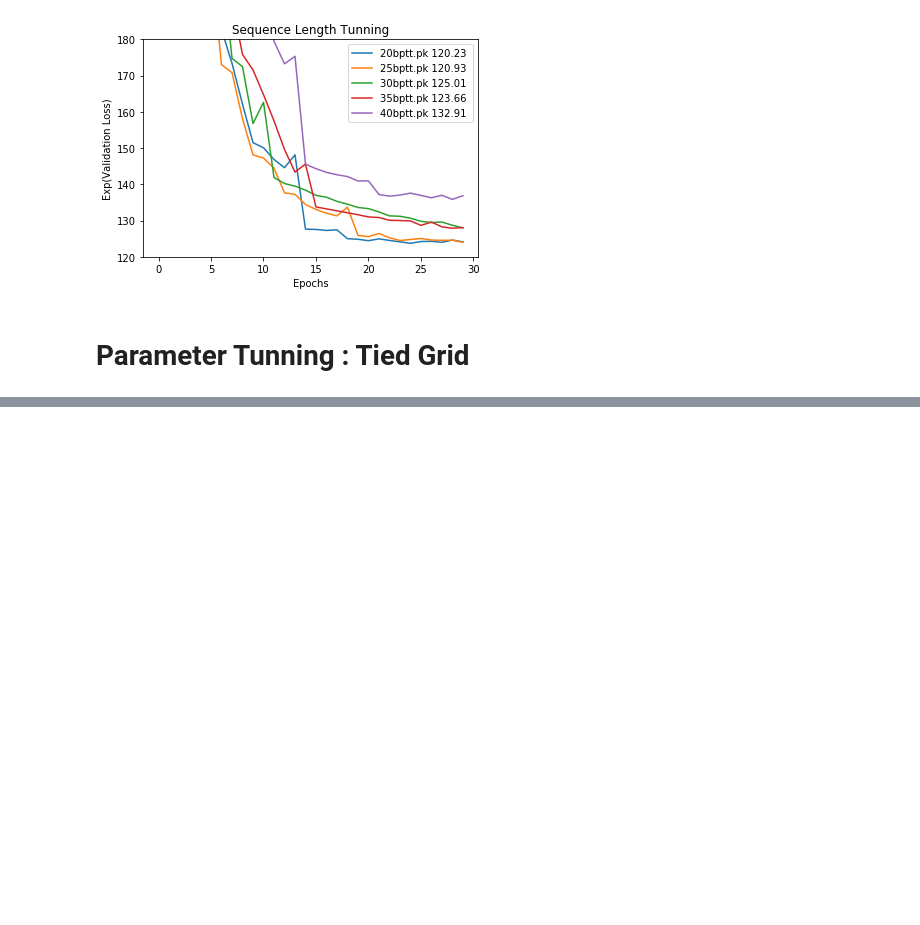
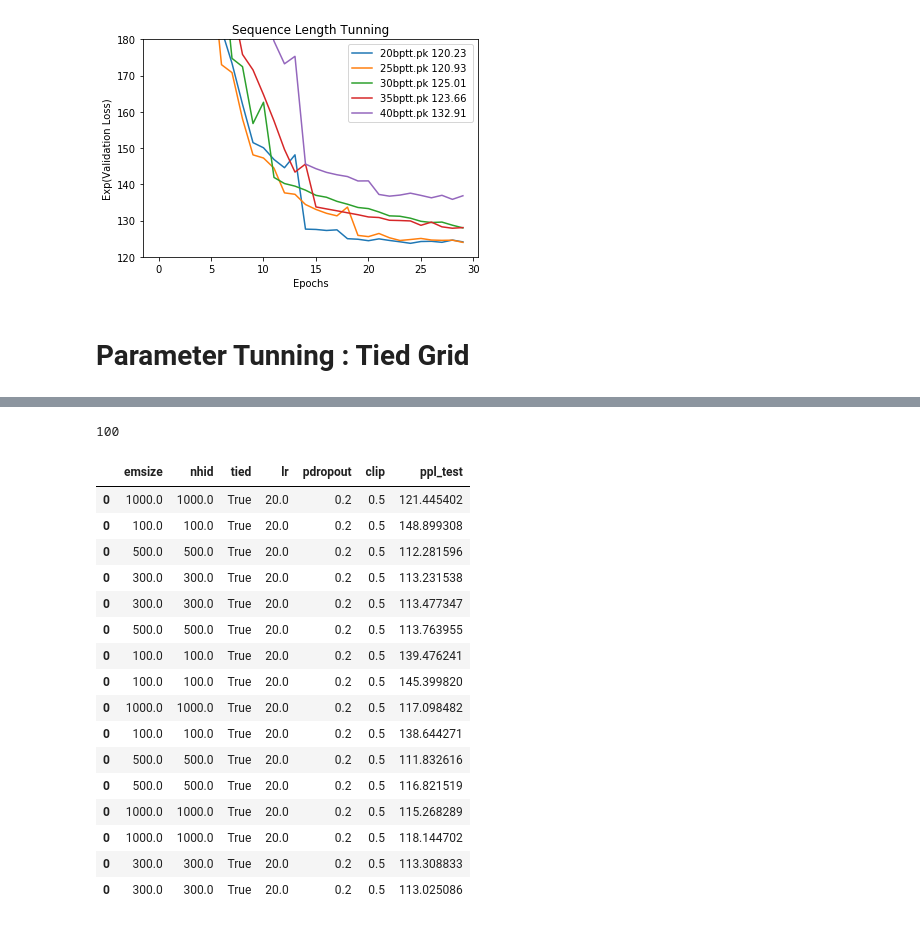
Before and after one commit to ZhuoruLin/DSGA1008_A2, a Jupyter notebook: codes/Parameter tunning.ipynb, the cells around one changed output, grey strips where cells are left out. Cells and saved outputs as stored; diff of their text form; code cells hidden in the pictures; blank space fills up the shorter version.

```diff
--- a/codes/Parameter tunning.ipynb
+++ b/codes/Parameter tunning.ipynb
@@ -146,0 +151,3 @@ for model in models:
+# %%
+with open('../../datasets/Grid_tied/100_20.pk','rb') as f:
+    test_info_dict = pickle.load(f)
@@ -146,0 +180,48 @@ for model in models:
+# %%
+args = vars(test_info_dict['args'])
+parameters = ['emsize','nhid','tied','lr','pdropout']
+row=[]
+for parameter in parameters:
+    row.append(args[parameter])
+args.get('emsize')
+# %% [output]
+100
+# %%
+def grid_result(directory):
+    files_list = os.listdir(directory)
+    parameters = ['emsize','nhid','tied','lr','pdropout','clip']
+    results = pd.DataFrame(columns=parameters)
+    test_ppl = []
+    for filename in files_list:
+        filepath = directory+filename
+        row = []
+        with open(filepath,'rb') as f:
+            info_dict = pickle.load(f)
+            args = vars(info_dict['args'])
+            test_ppl.append(np.exp(info_dict['test_losses'][0]))
+            for parameter in parameters:
+                row.append(args[parameter])
+            row=pd.DataFrame([row],columns=parameters)
+            results=results.append(row)
+    results['ppl_test'] = test_ppl
+    return results
+# %%
+grid_result('../../datasets/Grid_tied/')
+# %% [output]
+|  | emsize | nhid | tied | lr | pdropout | clip | ppl_test |
+| 0 | 1000.0 | 1000.0 | True | 20.0 | 0.2 | 0.5 | 121.445402 |
+| 0 | 100.0 | 100.0 | True | 20.0 | 0.2 | 0.5 | 148.899308 |
+| 0 | 500.0 | 500.0 | True | 20.0 | 0.2 | 0.5 | 112.281596 |
+| 0 | 300.0 | 300.0 | True | 20.0 | 0.2 | 0.5 | 113.231538 |
+| 0 | 300.0 | 300.0 | True | 20.0 | 0.2 | 0.5 | 113.477347 |
+| 0 | 500.0 | 500.0 | True | 20.0 | 0.2 | 0.5 | 113.763955 |
+| 0 | 100.0 | 100.0 | True | 20.0 | 0.2 | 0.5 | 139.476241 |
+| 0 | 100.0 | 100.0 | True | 20.0 | 0.2 | 0.5 | 145.399820 |
+| 0 | 1000.0 | 1000.0 | True | 20.0 | 0.2 | 0.5 | 117.098482 |
+| 0 | 100.0 | 100.0 | True | 20.0 | 0.2 | 0.5 | 138.644271 |
+| 0 | 500.0 | 500.0 | True | 20.0 | 0.2 | 0.5 | 111.832616 |
+| 0 | 500.0 | 500.0 | True | 20.0 | 0.2 | 0.5 | 116.821519 |
+| 0 | 1000.0 | 1000.0 | True | 20.0 | 0.2 | 0.5 | 115.268289 |
+| 0 | 1000.0 | 1000.0 | True | 20.0 | 0.2 | 0.5 | 118.144702 |
+| 0 | 300.0 | 300.0 | True | 20.0 | 0.2 | 0.5 | 113.308833 |
+| 0 | 300.0 | 300.0 | True | 20.0 | 0.2 | 0.5 | 113.025086 |
```
Also changed, not shown: parts of 5 cells of this notebook, 4 other files.
